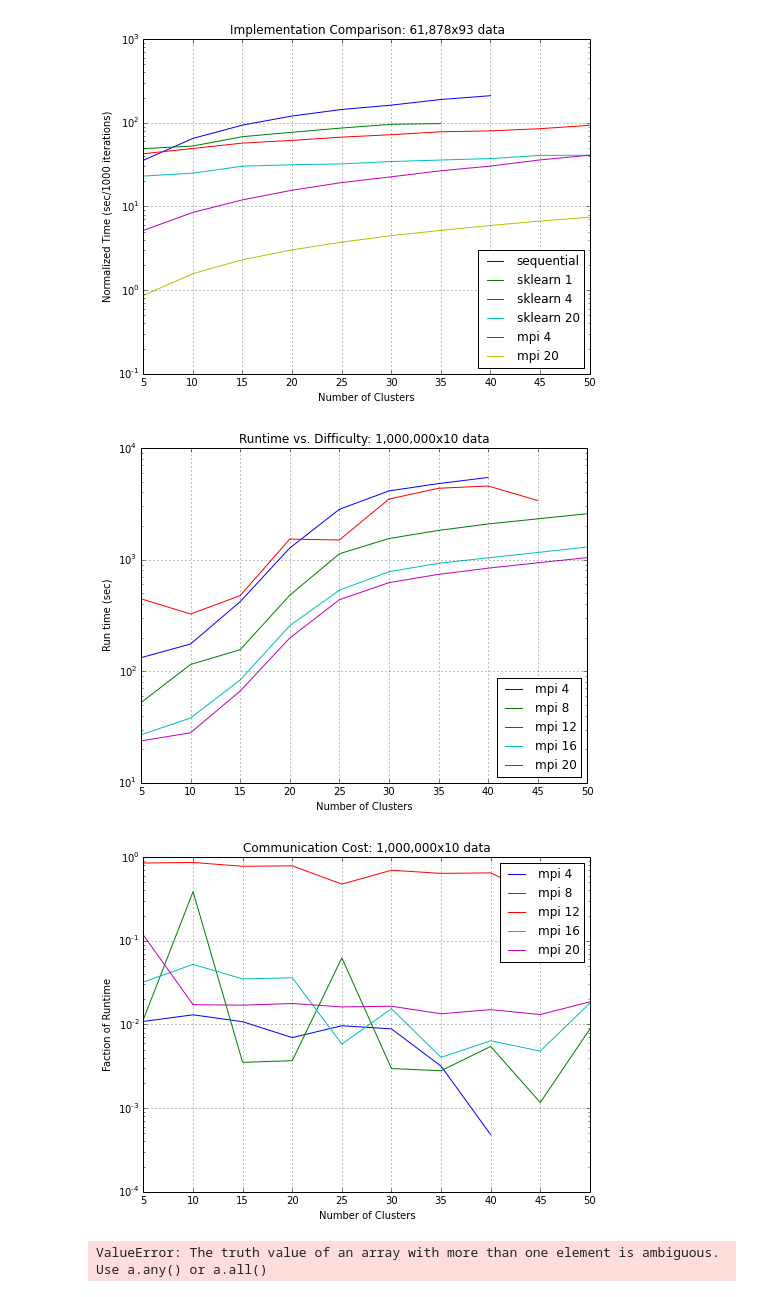
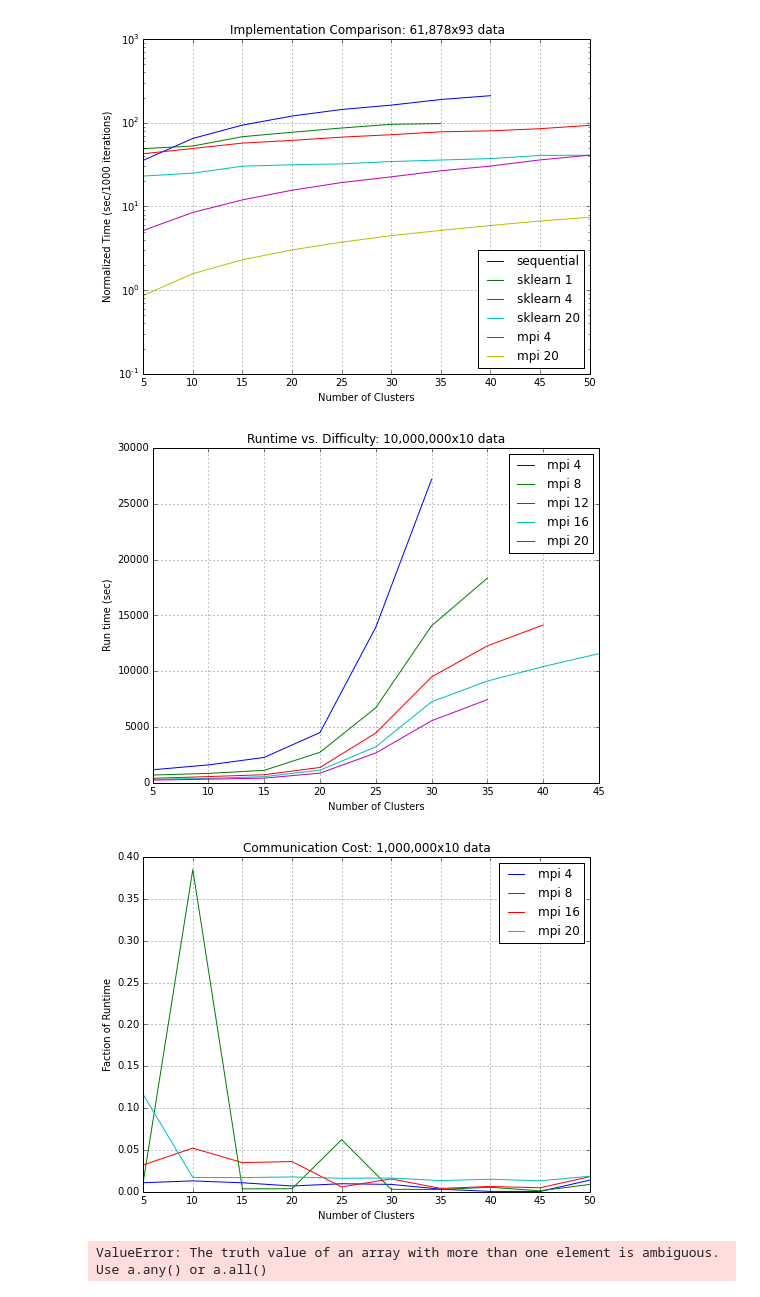
Before and after one commit to MarkAWard/kmeans, a Jupyter notebook: presentation/performance_plots.ipynb, the cells around one changed output. Cells and saved outputs as stored; diff of their text form; code cells hidden in the pictures.

Commit message:
created more plots

```diff
--- a/presentation/performance_plots.ipynb
+++ b/presentation/performance_plots.ipynb
@@ -135,7 +135,7 @@ def compare_all(size, cpus=[4,20], algos=['PYTHON', 'NUMPY', 'SEQUENTIAL', 'SKLE
                 data_sets.append((steps, time, name))
     return data_sets
 # %%
-data_pairs = compare_all(10000)
+data_pairs = compare_all(10000, cpus=[4,8,12,16,20])
 # %%
 plt.figure(figsize=(8,6))
 for p in data_pairs:
@@ -167,19 +167,19 @@ plt.show()
 # %% [output]
 [figure]
 # %%
-mil_pairs = compare_all(1000000, cpus=[4,8,12,16,20], col='Runtime')
+mil_pairs = compare_all(10000000, cpus=[4,8,12,16,20], col='Runtime')
 # %%
 plt.figure(figsize=(8,6))
 for p in mil_pairs:
     plt.plot(p[0], p[1], label=p[2])
-    plt.yscale('log')
-plt.legend(loc=4)
-plt.title('Runtime vs. Difficulty: 1,000,000x10 data')
+    #plt.yscale('log')
+plt.legend(loc=0)
+plt.title('Runtime vs. Difficulty: 10,000,000x10 data')
 plt.ylabel('Run time (sec)')
 plt.xlabel('Number of Clusters')
 plt.grid()
-plt.savefig('mpi_1M.png')
+plt.savefig('mpi_10M.png')
 plt.show()
 # %% [output]
-[figure, old version]
+[figure, new version]
 # %%
@@ -188,7 +188,7 @@ mil_com = compare_all(1000000, cpus=[4,8,12,16,20], col='Fraction_runtime')
 plt.figure(figsize=(8,6))
 for p in mil_com:
     plt.plot(p[0], p[1], label=p[2])
-    plt.yscale('log')
+    #plt.yscale('log')
 plt.legend(loc=1)
 plt.title('Communication Cost: 1,000,000x10 data')
 plt.ylabel('Faction of Runtime')
@@ -197,7 +197,7 @@ plt.grid()
 plt.savefig('mpi_1M_comm.png')
 plt.show()
 # %% [output]
-[figure, old version]
+[figure, new version]
 # %%
 def compare_strong(size, clusters=[5,10,15,20,25,30,50], col='Runtime'):
     data_sets = []
```
Also changed, not shown: parts of 16 cells of this notebook.
